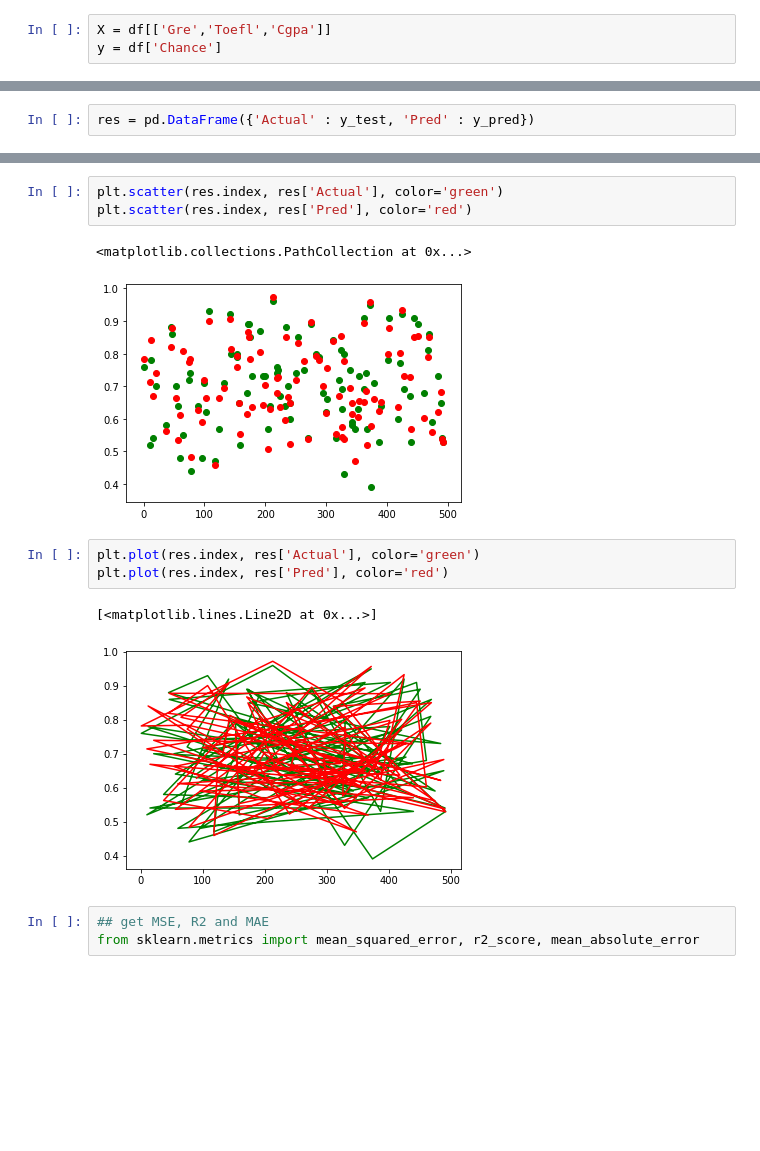
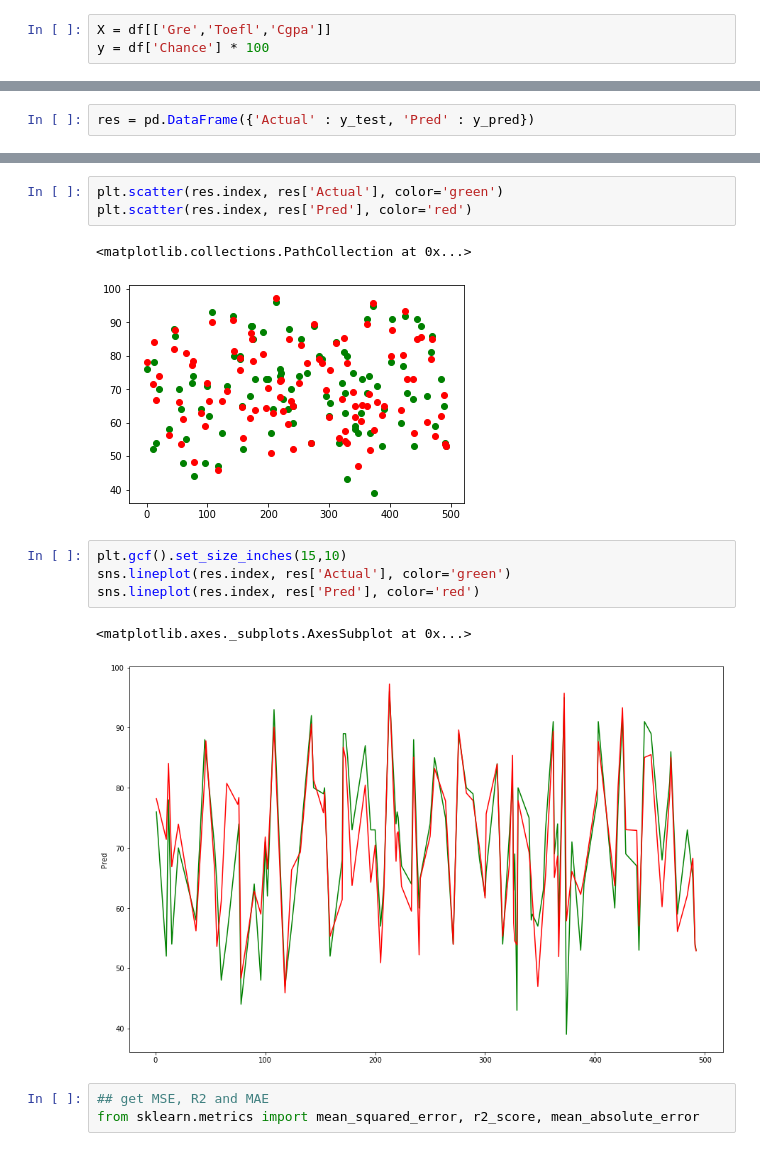
Before and after one commit to srikanthpragada/DS_06_APR_2020, a Jupyter notebook: admission/admission.ipynb, the cells around one changed output, grey strips where cells are left out. Cells and saved outputs as stored; diff of their text form; blank space fills up the shorter version.

```diff
--- a/admission/admission.ipynb
+++ b/admission/admission.ipynb
@@ -184,7 +184,7 @@ from sklearn.model_selection import train_test_split
 from sklearn.linear_model import LinearRegression
 # %%
 X = df[['Gre','Toefl','Cgpa']]
-y = df['Chance']
+y = df['Chance'] * 100
 # %%
 # Split data into train and test
 X_train, X_test, y_train, y_test = train_test_split(X,y, test_size=0.2, random_state=0)
@@ -242,13 +242,14 @@ plt.scatter(res.index, res['Actual'], color='green')
 plt.scatter(res.index, res['Pred'], color='red')
 # %% [output]
 <matplotlib.collections.PathCollection at 0x...>
-[figure, old version]
+[figure, new version]
 # %%
-plt.plot(res.index, res['Actual'], color='green')
-plt.plot(res.index, res['Pred'], color='red')
+plt.gcf().set_size_inches(15,10)
+sns.lineplot(res.index, res['Actual'], color='green')
+sns.lineplot(res.index, res['Pred'], color='red')
 # %% [output]
-[<matplotlib.lines.Line2D at 0x...>]
+<matplotlib.axes._subplots.AxesSubplot at 0x...>
-[figure, old version]
+[figure, new version]
 # %%
 ## get MSE, R2 and MAE
 from sklearn.metrics import mean_squared_error, r2_score, mean_absolute_error
```
Also changed, not shown: parts of 18 cells of this notebook, 5 other files.
